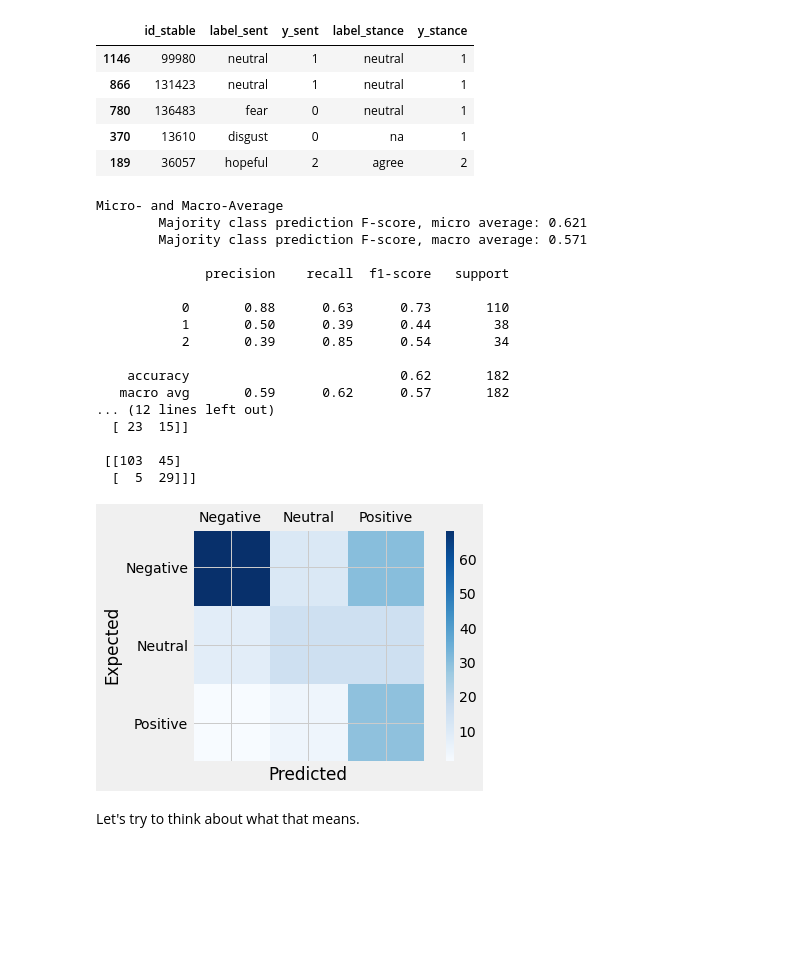
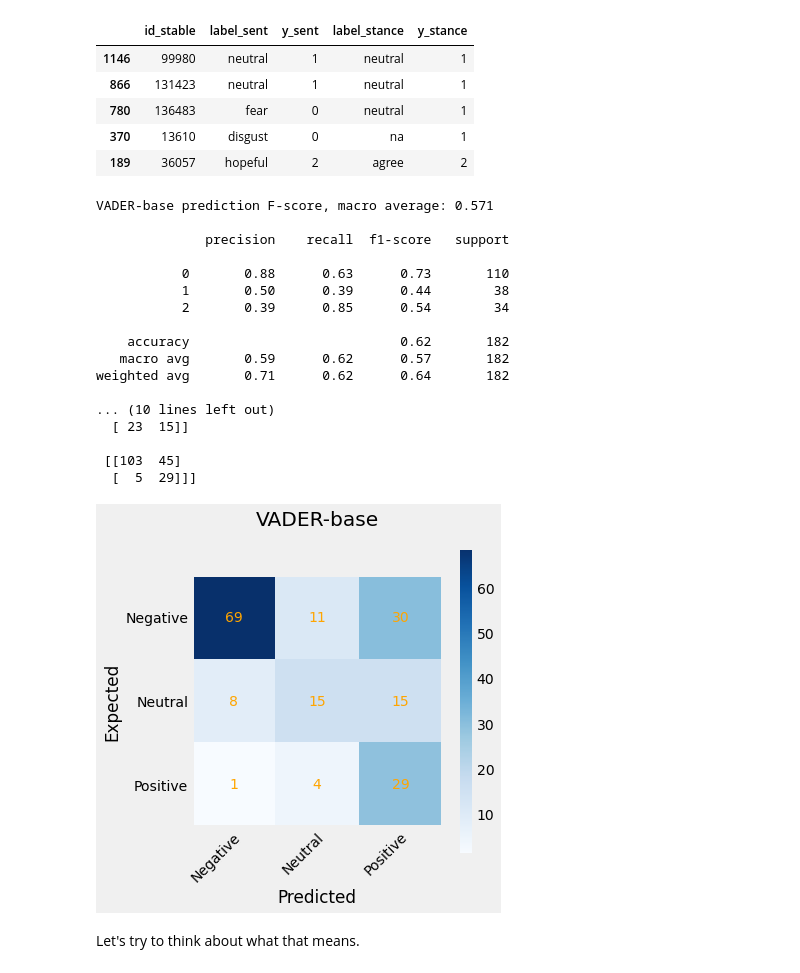
Before and after one commit to loopyQueen/RefugeeSentiment, a Jupyter notebook: vader.ipynb, the cells around one changed output. Cells and saved outputs as stored; diff of their text form; code cells hidden in the pictures; blank space fills up the shorter version.

```diff
--- a/vader.ipynb
+++ b/vader.ipynb
@@ -178,32 +151,32 @@ y_test.head()
 # %%
 # Get the ground truth as a list
 y_true_test = list(y_test["y_sent"])
 
 # Get the prediction list
 y_pred_VADERbase = list(y_pred_VADERbase)
 
 # Get the metrics
-aa.print_model_metrics (y_true=y_true_test, y_pred=y_pred_VADERbase, labels=[0,1,2])
-aa.print_conf_matrix (y_true=y_true_test, y_pred=y_pred_VADERbase, labels=[0,1,2])
+aa.print_model_metrics (model_name = "VADER-base", y_true=y_true_test, y_pred=y_pred_VADERbase, labels=[0,1,2])
+aa.print_conf_matrix (model_name = "VADER-base", y_true=y_true_test, y_pred=y_pred_VADERbase, labels=[0,1,2])
 # %% [output]
-Micro- and Macro-Average
-        Majority class prediction F-score, micro average: 0.621
-        Majority class prediction F-score, macro average: 0.571
+VADER-base prediction F-score, macro average: 0.571
 
               precision    recall  f1-score   support
 
            0       0.88      0.63      0.73       110
            1       0.50      0.39      0.44        38
            2       0.39      0.85      0.54        34
 
     accuracy                           0.62       182
    macro avg       0.59      0.62      0.57       182
-... (12 lines left out)
+weighted avg       0.71      0.62      0.64       182
+
+... (10 lines left out)
   [ 23  15]]
 
  [[103  45]
   [  5  29]]]
-[figure, old version]
+[figure, new version]
 # %% [markdown]
 Let's try to think about what that means.
 # %%
```
Also changed, not shown: parts of 74 cells of this notebook, 4 other files.
